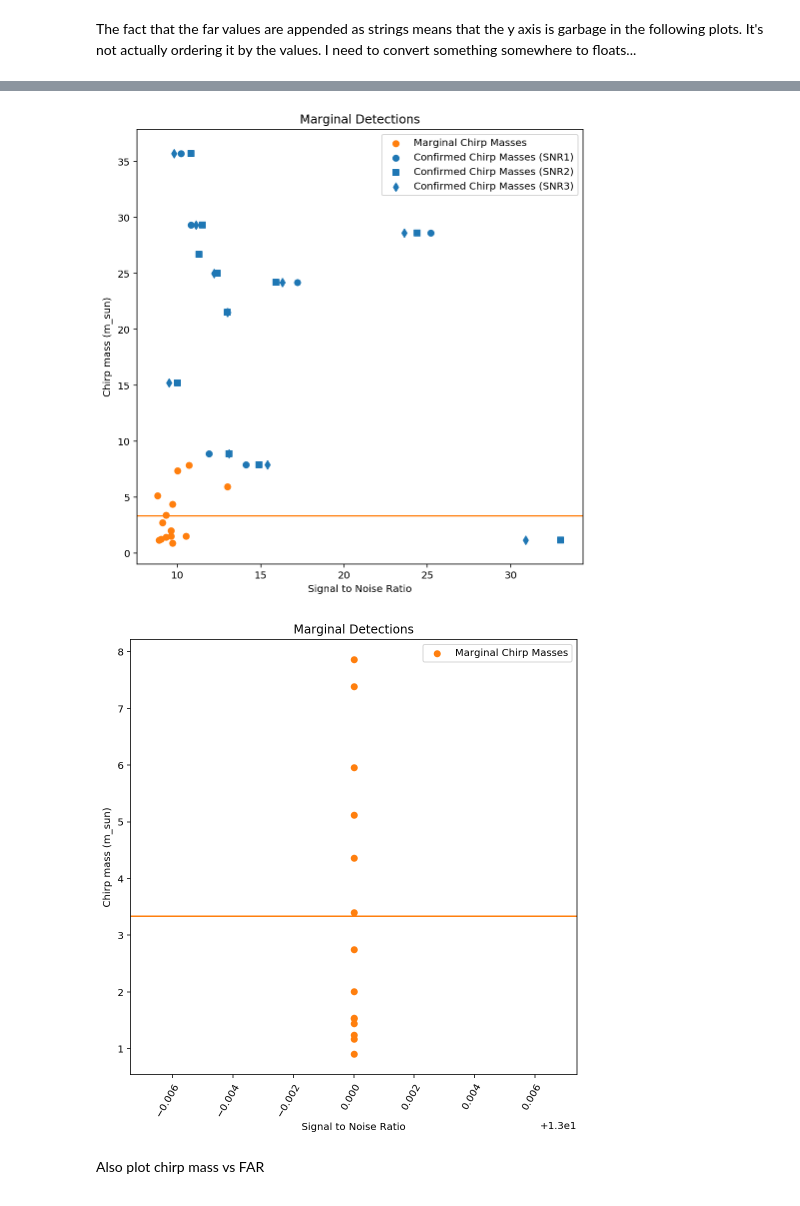
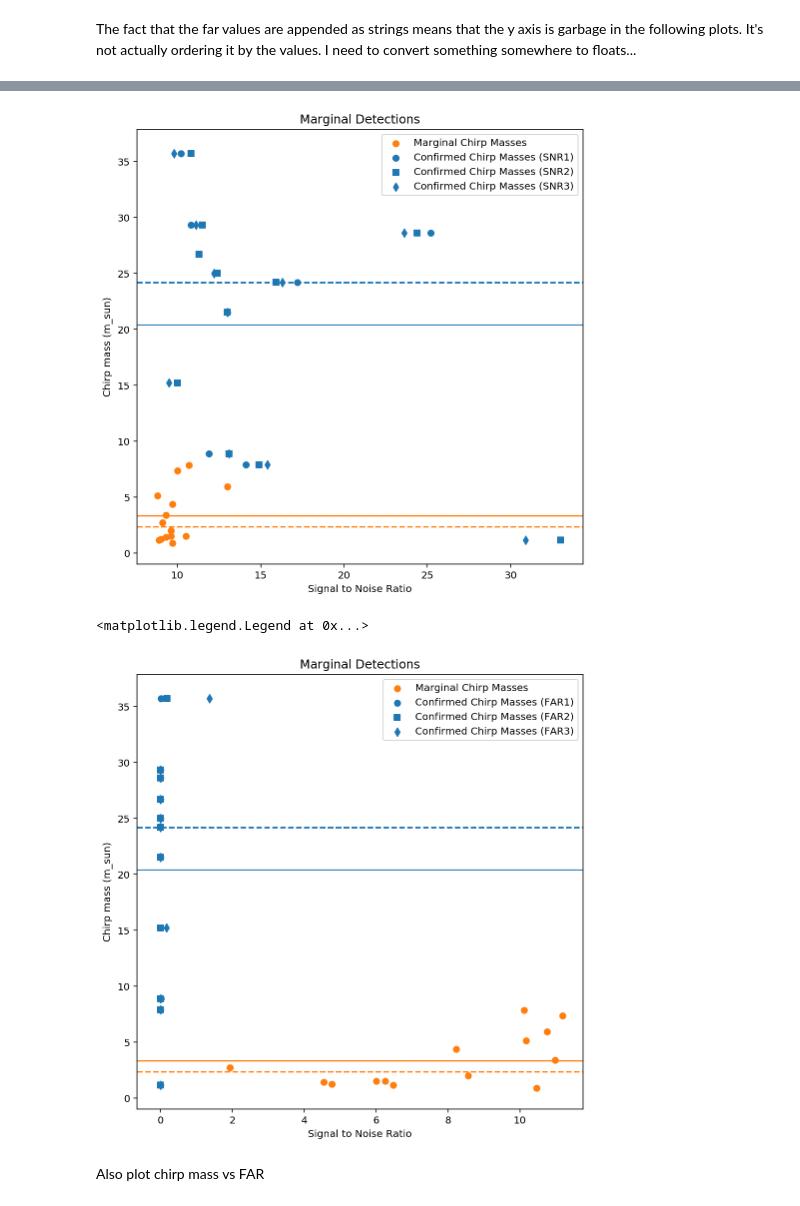
Before and after one commit to charlotteolsen/astrostats_GWproject, a Jupyter notebook: GW_project_massplots.ipynb, the cells around one changed output, grey strips where cells are left out. Drawn from its saved outputs; the diff is of its cells as text; code cells hidden in the pictures.

Commit message:
Fix float issue and add medians to marninal plots

```diff
--- a/GW_project_massplots.ipynb
+++ b/GW_project_massplots.ipynb
@@ -351,8 +353,6 @@ print(eventlist_mg)
 ['151008', '151012A', '151116', '161202', '161217', '170208', '170219', '170405', '170412', '170423', '170616', '170630', '170705', '170720']
 # %%
-p_ave = np.mean(p_mass)
-s_ave = np.mean(s_mass)
-c_ave = np.mean(c_mass)
+
 
 fig, ax = plt.subplots(figsize = (8,8))
 ax.errorbar(eventlist,c_mass, yerr = (c_dnerr,c_uperr), label = 'Confirmed Chirp Masses',
@@ -363,6 +363,9 @@ ax.scatter(eventlist_mg,mg_mass, label = 'Marginal Chirp Masses',
 ax.axhline(c_ave, color = 'C0')
 ax.axhline(mg_ave, color = 'C1')
 
+ax.axhline(c_med, color = 'C0', linestyle = '--')
+ax.axhline(mg_med, color = 'C1', linestyle = '--')
+
 
 ax.legend()
 plt.setp(ax.get_xticklabels(), rotation=60, ha="right",
@@ -403,16 +406,16 @@ far1_conf = []
 far1_uplim = []
 for i in range(len(far1.values)):
     if '<' not in str(far1.values[i]) and 'nan' not in str(far1.values[i]):
-        far = far1.values[i]
+        far = np.float(far1.values[i])
         far1_conf.append(far)
         far1_uplim.append(0)  ##Not an upper limit
         #print(far1.values[i])
     elif 'nan' in str(far1.values[i]):
-        far1_conf.append(str(0.0))
+        far1_conf.append(0.0)
         far1_uplim.append(0)  ##Not an upper limit
         #print(far1.values[i])
     elif '<' in far1.values[i]:
-        far = far1.values[i].strip('<')
+        far = np.float(far1.values[i].strip('<'))
         far1_conf.append(far)
         far1_uplim.append(1)  ##Is an ipper limit
         #print(far1.values[i])
@@ -423,16 +426,16 @@ far2_conf = []
 far2_uplim = []
 for i in range(len(far2.values)):
     if '<' not in str(far2.values[i]) and 'nan' not in str(far2.values[i]):
-        far = far2.values[i]
+        far = np.float(far2.values[i])
         far2_conf.append(far)
         far2_uplim.append(0)  ##Not an upper limit
         #print(far1.values[i])
     elif 'nan' in str(far2.values[i]):
-        far2_conf.append(str(0.0))
+        far2_conf.append(0.0)
         far2_uplim.append(0)  ##Not an upper limit
         #print(far1.values[i])
     elif '<' in far2.values[i]:
-        far = far2.values[i].strip('<')
+        far = np.float(far2.values[i].strip('<'))
         far2_conf.append(far)
         far2_uplim.append(1)  ##Is an ipper limit
         #print(far1.values[i])
@@ -444,16 +447,16 @@ far3_conf = []
 far3_uplim = []
 for i in range(len(far3.values)):
     if '<' not in str(far3.values[i]) and 'nan' not in str(far3.values[i]):
-        far = far3.values[i]
+        far = np.float(far3.values[i])
         far3_conf.append(far)
         far3_uplim.append(0)  ##Not an upper limit
         #print(far1.values[i])
     elif 'nan' in str(far3.values[i]):
-        far3_conf.append(str(0.0))
+        far3_conf.append(0.0)
         far3_uplim.append(0)  ##Not an upper limit
         #print(far1.values[i])
     elif '<' in far3.values[i]:
-        far = far3.values[i].strip('<')
+        far = np.float(far3.values[i].strip('<'))
         far3_conf.append(far)
         far3_uplim.append(1)  ##Is an ipper limit
         #print(far1.values[i])
@@ -503,8 +506,11 @@ ax.scatter(snr1_conf,c_mass, label = 'Confirmed Chirp Masses (SNR1)', marker = '
 ax.scatter(snr2_conf,c_mass, label = 'Confirmed Chirp Masses (SNR2)', marker = 's', color = 'C0')
 ax.scatter(snr3_conf,c_mass, label = 'Confirmed Chirp Masses (SNR3)', marker = 'd', color = 'C0')
 
-#ax.axhline(c_ave, color = 'C0')
+ax.axhline(c_ave, color = 'C0')
 ax.axhline(mg_ave, color = 'C1')
+
+ax.axhline(c_med, color = 'C0', linestyle = '--')
+ax.axhline(mg_med, color = 'C1', linestyle = '--')
 
 plt.xlabel('Signal to Noise Ratio')
 plt.ylabel('Chirp mass (m_sun)')
@@ -514,30 +520,34 @@ plt.title('Marginal Detections')
 
 ax.legend(frameon=True);
 # %% [output]
-[figure, old version]
+[figure, new version]
 # %%
 fig, ax = plt.subplots(figsize = (8,8))
 #ax.errorbar(eventlist,c_mass, yerr = (c_dnerr,c_uperr), label = 'Confirmed Chirp Masses',
 #            linestyle = '', capsize = 6, marker = 'o')
 ax.scatter(mg_far,mg_mass, label = 'Marginal Chirp Masses', marker = 'o', color = 'C1')
-#ax.scatter(far1_conf,c_mass, label = 'Confirmed Chirp Masses (FAR1)', marker = 'o', color = 'C0')
-#ax.scatter(far2_conf,c_mass, label = 'Confirmed Chirp Masses (FAR2)', marker = 's', color = 'C0')
-#ax.scatter(far3_conf,c_mass, label = 'Confirmed Chirp Masses (FAR3)', marker = 'd', color = 'C0')
+ax.scatter(far1_conf,c_mass, label = 'Confirmed Chirp Masses (FAR1)', marker = 'o', color = 'C0')
+ax.scatter(far2_conf,c_mass, label = 'Confirmed Chirp Masses (FAR2)', marker = 's', color = 'C0')
+ax.scatter(far3_conf,c_mass, label = 'Confirmed Chirp Masses (FAR3)', marker = 'd', color = 'C0')
 
-#ax.axhline(c_ave, color = 'C0')
+ax.axhline(c_ave, color = 'C0')
 ax.axhline(mg_ave, color = 'C1')
+
+ax.axhline(c_med, color = 'C0', linestyle = '--')
+ax.axhline(mg_med, color = 'C1', linestyle = '--')
 
 plt.xlabel('Signal to Noise Ratio')
 plt.ylabel('Chirp mass (m_sun)')
 plt.title('Marginal Detections')
 
 
 
 ax.legend(frameon=True)
-plt.setp(ax.get_xticklabels(), rotation=60, ha="right",
-         rotation_mode="anchor");
+#plt.setp(ax.get_xticklabels(), rotation=60, ha="right",
+#         rotation_mode="anchor");
 # %% [output]
+<matplotlib.legend.Legend at 0x...>
-[figure, old version]
+[figure, new version]
 # %% [markdown]
 Also plot chirp mass vs FAR
 # %% [markdown]
```
Also changed, not shown: parts of 4 cells of this notebook.
